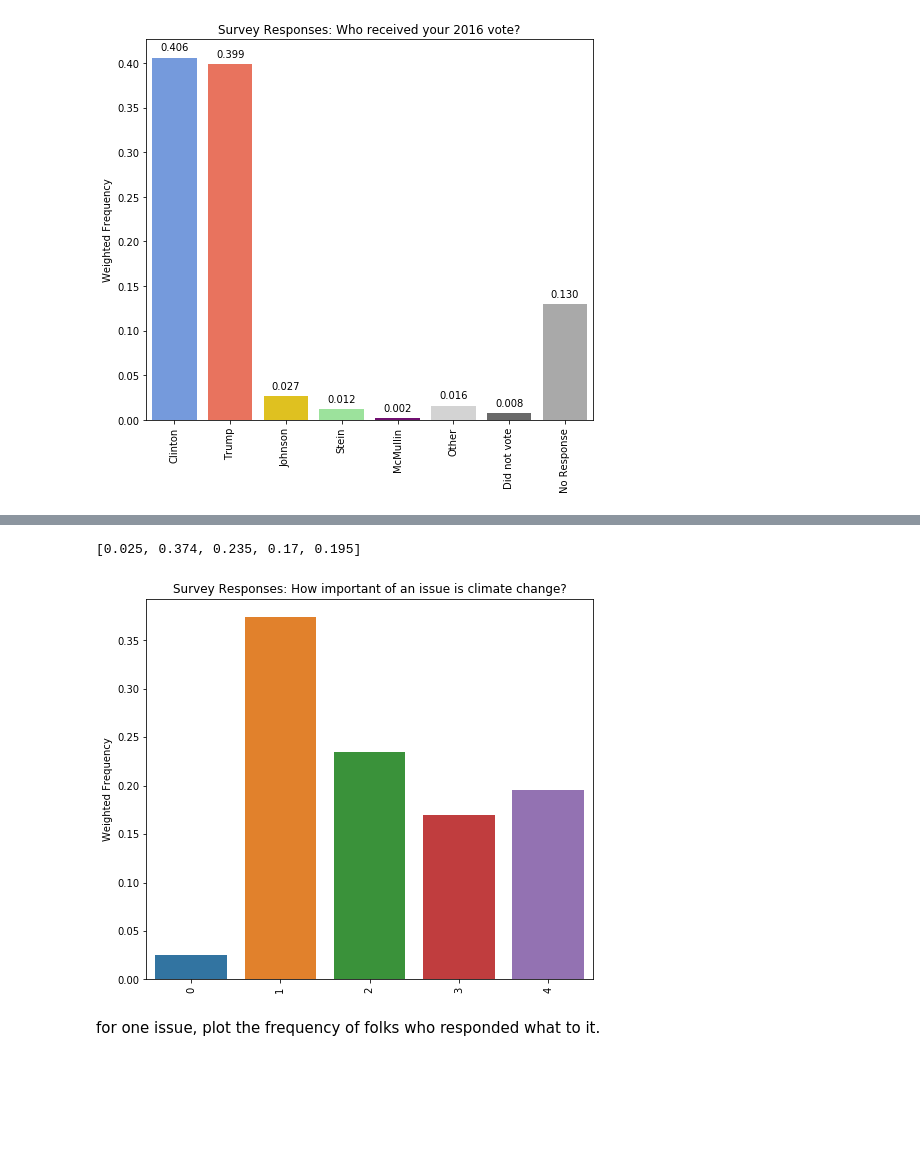
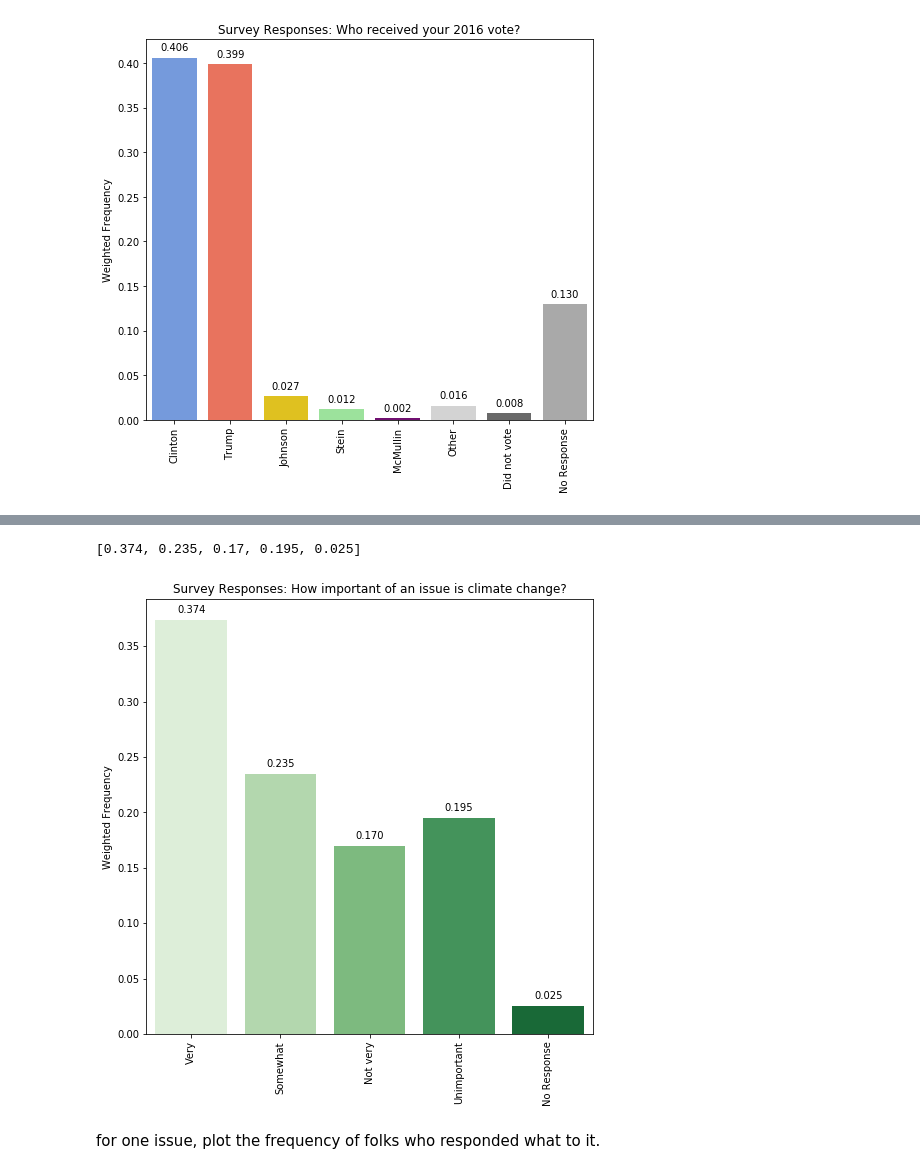
Before and after one commit to ali0003433/predict-by-issue-prioritization, a Jupyter notebook: notebooks/1-al-exploration.ipynb, the cells around one changed output, grey strips where cells are left out. Cells and saved outputs as stored; diff of their text form; code cells hidden in the pictures; blank space fills up the shorter version.

Commit message:
Add climate issue importance barplot

```diff
--- a/notebooks/1-al-exploration.ipynb
+++ b/notebooks/1-al-exploration.ipynb
@@ -68,18 +68,22 @@ Name: weight, dtype: float64
 # %%
 climate_list = []
 for i in climate_freq:
     climate_list.append(i)
 print(climate_list)
-plt.figure(figsize=(8,7))
-x = [0,1,2,3,4]
-bplot = sns.barplot(x = x, y = climate_list)
+plt.figure(figsize=(8,8))
+x = ['Very','Somewhat','Not very','Unimportant','No Response']
+bplot = sns.barplot(x = x, y = climate_list, palette='Greens')
 bplot.set_xticklabels(rotation=90, labels= x)
 bplot.set_title('Survey Responses: How important of an issue is climate change?')
 bplot.set_ylabel('Weighted Frequency')
+for p in bplot.patches:
+ bplot.annotate(format(p.get_height(), '.3f'), (p.get_x() + p.get_width() / 2., p.get_height()), ha = 'center', va = 'center',
+            xytext = (0, 10), textcoords = 'offset points')
 plt.show()
+plt.show()
 # %% [output]
-[0.025, 0.374, 0.235, 0.17, 0.195]
+[0.374, 0.235, 0.17, 0.195, 0.025]
-[figure, old version]
+[figure, new version]
 # %% [markdown]
 for one issue, plot the frequency of folks who responded what to it.
 # %% [markdown]
```
Also changed, not shown: parts of 1 cell of this notebook.
